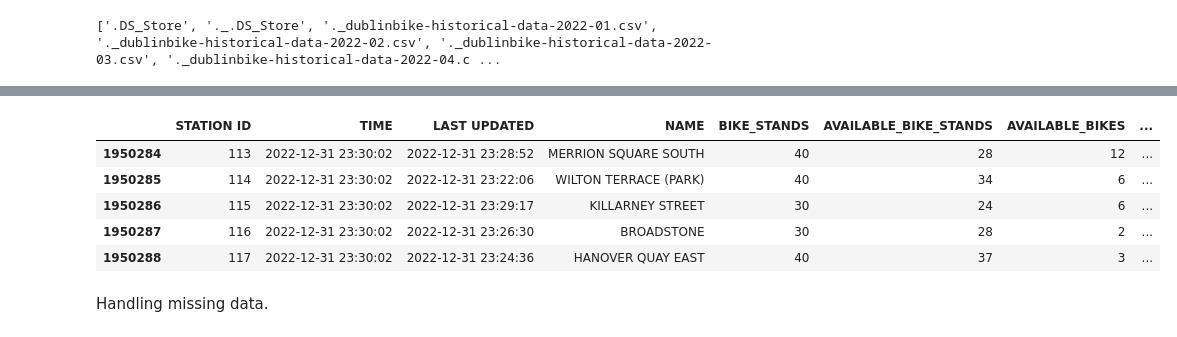
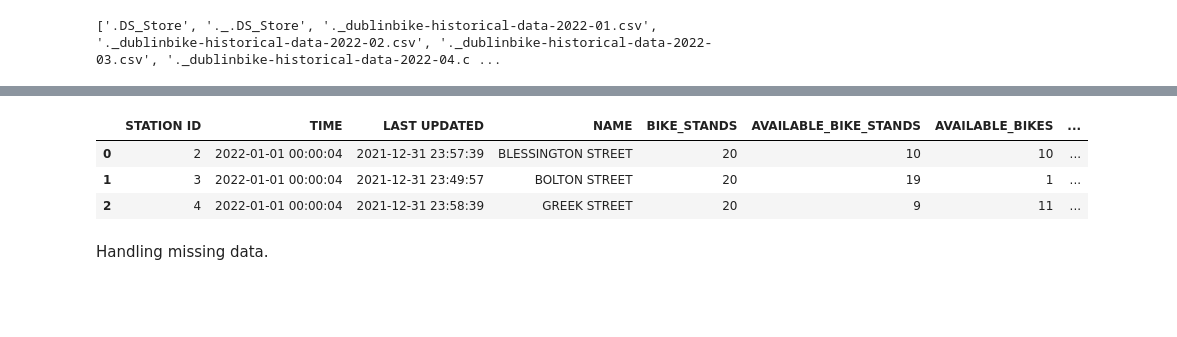
Before and after one commit to raphaelElearning/MSC_DA_Repeat, a Jupyter notebook: 2020100_MSC_DA_Repeat.ipynb, the cells around one changed output, grey strips where cells are left out. Drawn from its saved outputs; the diff is of its cells as text; code cells hidden in the pictures; blank space fills up the shorter version.

```diff
--- a/2020100_MSC_DA_Repeat.ipynb
+++ b/2020100_MSC_DA_Repeat.ipynb
@@ -49,12 +72,10 @@ df_dublin = pd.read_csv('/home/user/Documents/GitHub/dublin_data/Dublinbike_hist
 # %%
-df_dublin.tail(5)
+df_dublin.head(3)
 # %% [output]
 |  | STATION ID | TIME | LAST UPDATED | NAME | BIKE_STANDS | AVAILABLE_BIKE_STANDS | AVAILABLE_BIKES | ... |
-| 1950284 | 113 | 2022-12-31 23:30:02 | 2022-12-31 23:28:52 | MERRION SQUARE SOUTH | 40 | 28 | 12 | ... |
-| 1950285 | 114 | 2022-12-31 23:30:02 | 2022-12-31 23:22:06 | WILTON TERRACE (PARK) | 40 | 34 | 6 | ... |
-| 1950286 | 115 | 2022-12-31 23:30:02 | 2022-12-31 23:29:17 | KILLARNEY STREET | 30 | 24 | 6 | ... |
-| 1950287 | 116 | 2022-12-31 23:30:02 | 2022-12-31 23:26:30 | BROADSTONE | 30 | 28 | 2 | ... |
-| 1950288 | 117 | 2022-12-31 23:30:02 | 2022-12-31 23:24:36 | HANOVER QUAY EAST | 40 | 37 | 3 | ... |
+| 0 | 2 | 2022-01-01 00:00:04 | 2021-12-31 23:57:39 | BLESSINGTON STREET | 20 | 10 | 10 | ... |
+| 1 | 3 | 2022-01-01 00:00:04 | 2021-12-31 23:49:57 | BOLTON STREET | 20 | 19 | 1 | ... |
+| 2 | 4 | 2022-01-01 00:00:04 | 2021-12-31 23:58:39 | GREEK STREET | 20 | 9 | 11 | ... |
 # %% [markdown]
 Handling missing data.
 # %%
```
Also changed, not shown: parts of 63 cells of this notebook, 3 other files.
